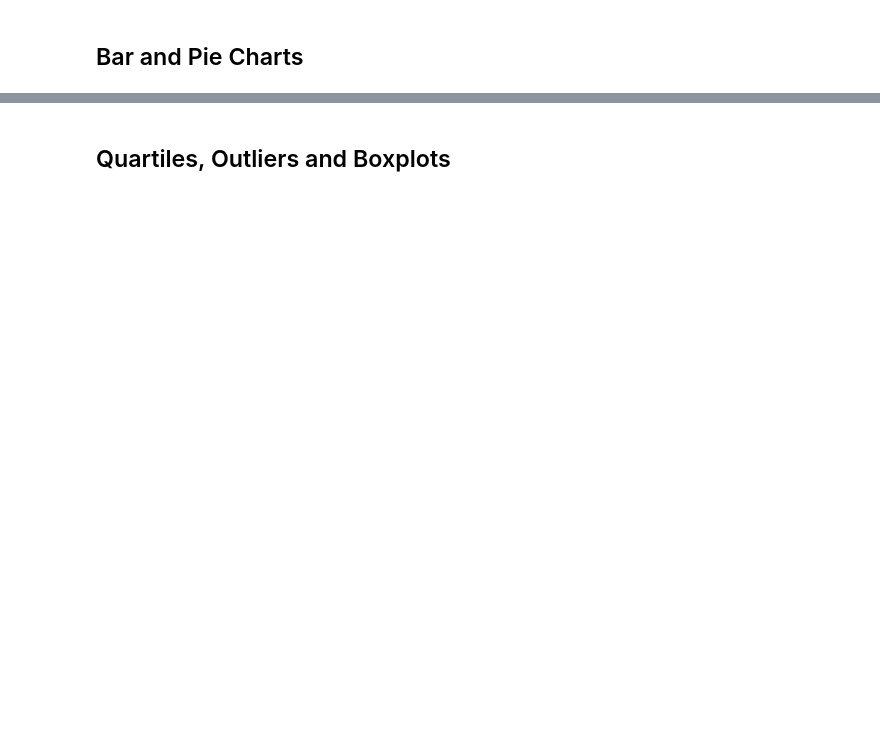
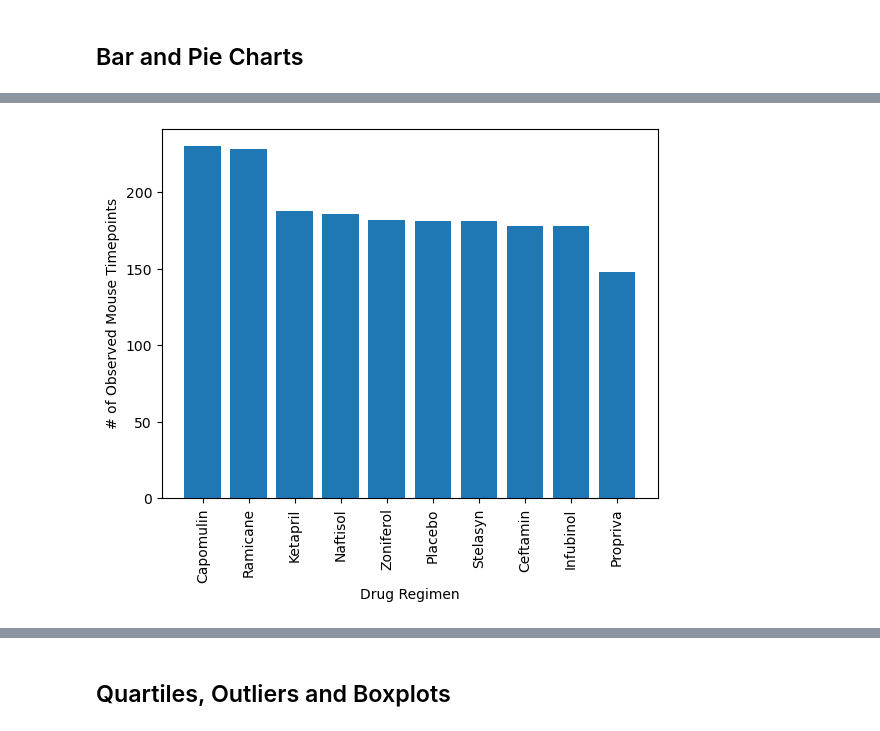
Before and after one commit to UtahPando/Matplotlib-Ch-5-, a Jupyter notebook: pymaceuticals_Solved.ipynb, the cells around one changed output, grey strips where cells are left out. Cells and saved outputs as stored; diff of their text form; code cells hidden in the pictures; blank space fills up the shorter version.

```diff
--- a/pymaceuticals_Solved.ipynb
+++ b/pymaceuticals_Solved.ipynb
@@ -133,0 +158,14 @@ Deduped_results['Mouse ID'].nunique()
+# %%
+# Generate a bar plot showing the total number of rows (Mouse ID/Timepoints) for each drug regimen using pyplot.
+# Extract the index (drug regimens) and values (row counts) from the sorted Series
+regimens = Regimen_rowcount.index
+counts = Regimen_rowcount.values
+
+# Create a bar chart using Matplotlib's PyPlot
+plt.bar(regimens, counts)  # Create the bar chart with custom color
+plt.xlabel('Drug Regimen')  # Set the x-axis label
+plt.ylabel('# of Observed Mouse Timepoints')  # Set the y-axis label
+plt.xticks(rotation=90)  # Rotate x-axis labels for better visibility
+plt.show()
+# %% [output]
+[figure, added]
```
Also changed, not shown: parts of 19 cells of this notebook.
